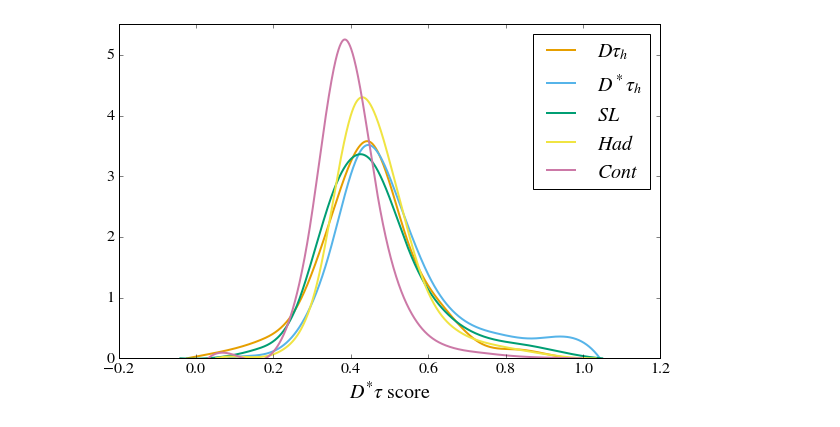
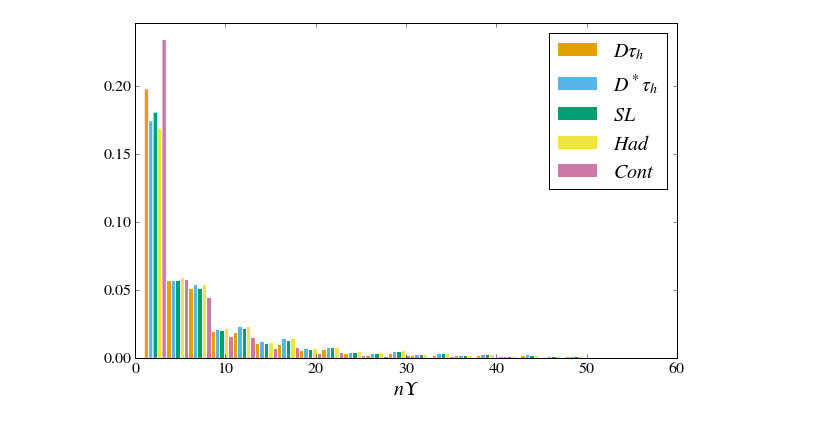
Before and after one commit to jkim-/bdtaunu_feature_exploration, a Jupyter notebook: feature_spline_densities.ipynb, the cells around one changed output. Saved outputs shown, nothing was run; the diff lists cells and outputs as text; code cells hidden in the pictures.

Commit message:
Updated plots .

```diff
--- a/feature_spline_densities.ipynb
+++ b/feature_spline_densities.ipynb
@@ -91,4 +9,0 @@ def apply_pid_deduction(arr):
-# %%
-X['event_weight'] *= 100
-apply_pid_deduction(X)
-use_log_yscale = False
@@ -597,14 +9,0 @@ histRec(X, 'rf_useopt_score', weights='event_weight', Y='mc_evttype', ax=ax,
-# %%
-fig = plt.figure(figsize=(6*1.618, 6))
-ax = fig.add_subplot(111)
-if use_log_yscale: ax.set_yscale('log')
-ax.tick_params(axis='both', which='major', labelsize=16)
-
-histRec(X, 'rf_dvsdstar_sigmc_score', weights='event_weight', Y='mc_evttype', ax=ax,
-        stacked=False, show_hist=False, bins=50,
-        normed=True, show_spline=True, knots_spline=10,
-        xlabel=typeset_name['rf_dvsdstar_sigmc_score'],
-        legend_names=legend_names,
-        legend=True)
-# %% [output]
-[figure, removed]
@@ -610,0 +62,19 @@ histRec(X, 'rf_dvsdstar_sigmc_score', weights='event_weight', Y='mc_evttype', ax
+# %%
+X['weight'] *= 25
+use_log_yscale = False
+# %%
+X_cut = apply_cut(X, 'ny', upper=50)
+
+fig = plt.figure(figsize=(6*1.618, 6))
+ax = fig.add_subplot(111)
+if use_log_yscale: ax.set_yscale('log')
+ax.tick_params(axis='both', which='major', labelsize=16)
+
+histRec(X_cut, 'ny', weights='weight', Y='eventlabel', ax=ax,
+        stacked=False, show_hist=True, bins=20,
+        normed=True,
+        xlabel=typeset_name['ny'],
+        legend_names=legend_names,
+        legend=True)
+# %% [output]
+[figure, added]
```
Also changed, not shown: parts of 74 cells of this notebook, 2 other files.
